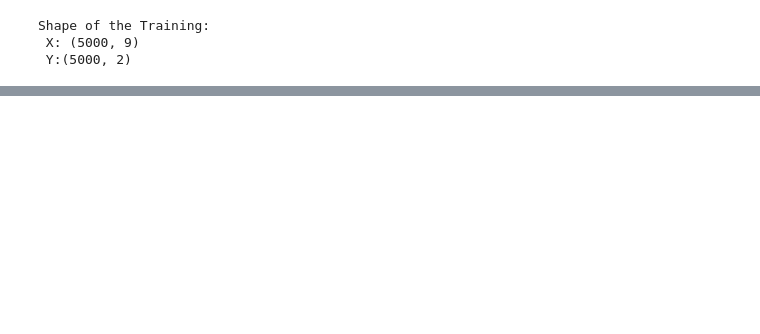
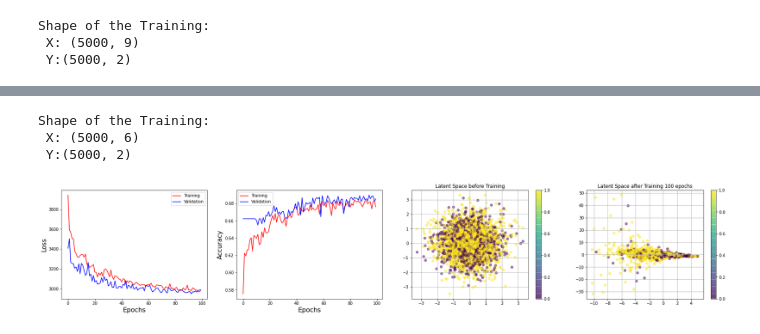
Before and after one commit to nahumsa/Entanglement-VAE, a Jupyter notebook: VAE Entanglement Witness.ipynb, the cells around one changed output, grey strips where cells are left out. Cells and saved outputs as stored; diff of their text form; code cells hidden in the pictures; blank space fills up the shorter version.

```diff
--- a/VAE Entanglement Witness.ipynb
+++ b/VAE Entanglement Witness.ipynb
@@ -410,0 +410,43 @@ plt.show()
+# %%
+#Unpacking the training data
+def create_x_without_I(measurement):
+  """Create an list with measurements"""
+  X = []
+  for meas in measurement:
+    aux = []
+    for result , name in meas:
+      if name[0] == 'I' or name[1] == 'I':
+        aux.append(result)
+    X.append(aux)
+  return X
+
+#Transforming in an np.array
+X_train = np.array(create_x_without_I(measurements_train))
+Y_train = np.array(labels_train)
+#transform into categories
+Y_train_cat = tf.keras.utils.to_categorical(Y_train, num_classes= 2)
+
+X_test = np.array(create_x_without_I(measurements_test))
+Y_test = np.array(labels_test)
+#transform into categories
+Y_test_cat = tf.keras.utils.to_categorical(Y_test, num_classes= 2)
+
+print(f"Shape of the Training: \n X: {X_train.shape} \n Y:{Y_train_cat.shape}")
+# %% [output]
+Shape of the Training:
+ X: (5000, 6)
+ Y:(5000, 2)
+# %%
+import os
+# run params
+SECTION = 'bvae'
+RUN_ID = '0001'
+DATA_NAME = 'Entanglement_limited'
+RUN_FOLDER = 'run/{}/'.format(SECTION)
+RUN_FOLDER += '_'.join([RUN_ID, DATA_NAME])
+
+if not os.path.exists(RUN_FOLDER):
+    os.makedirs(RUN_FOLDER)
+    os.mkdir(os.path.join(RUN_FOLDER, 'viz'))
+    os.mkdir(os.path.join(RUN_FOLDER, 'images'))
+    os.mkdir(os.path.join(RUN_FOLDER, 'weights'))
@@ -410,0 +499,37 @@ plt.show()
+# %%
+#Metrics
+loss = history.history['loss']
+val_loss = history.history['val_loss']
+accuracy = history.history['acc']
+val_accuracy = history.history['val_acc']
+
+#Epochs
+epochs = np.arange(INITIAL_EPOCH, EPOCHS, 1)
+
+fig, (ax1, ax2, ax3, ax4) = plt.subplots(1, 4, figsize=(30,5))
+
+ax1.plot(epochs, loss, 'r', label='Training')
+ax1.plot(epochs, val_loss, 'b', label='Validation')
+ax1.set_xlabel('Epochs', size=16)
+ax1.set_ylabel('Loss', size=16)
+ax1.legend()
+
+ax2.plot(epochs, accuracy, 'r', label='Training')
+ax2.plot(epochs, val_accuracy, 'b', label='Validation')
+ax2.set_xlabel('Epochs', size=16)
+ax2.set_ylabel('Accuracy', size=16)
+ax2.legend()
+
+ims = ax3.scatter(z_mu_b[:, 0], z_mu_b[:, 1], alpha=0.5, c=Y_test)
+ax3.set_title(f'Latent Space before Training')
+ax3.grid()
+plt.colorbar(ims, ax=ax3)
+
+z_mu = bvae.encoder.predict(X_test)
+ims = ax4.scatter(z_mu[:, 0], z_mu[:, 1], alpha=0.5, c=Y_test)
+ax4.set_title(f'Latent Space after Training {EPOCHS} epochs')
+ax4.grid()
+plt.colorbar(ims, ax=ax4)
+plt.show()
+# %% [output]
+[figure, added]
```
Also changed, not shown: parts of 8 cells of this notebook.
